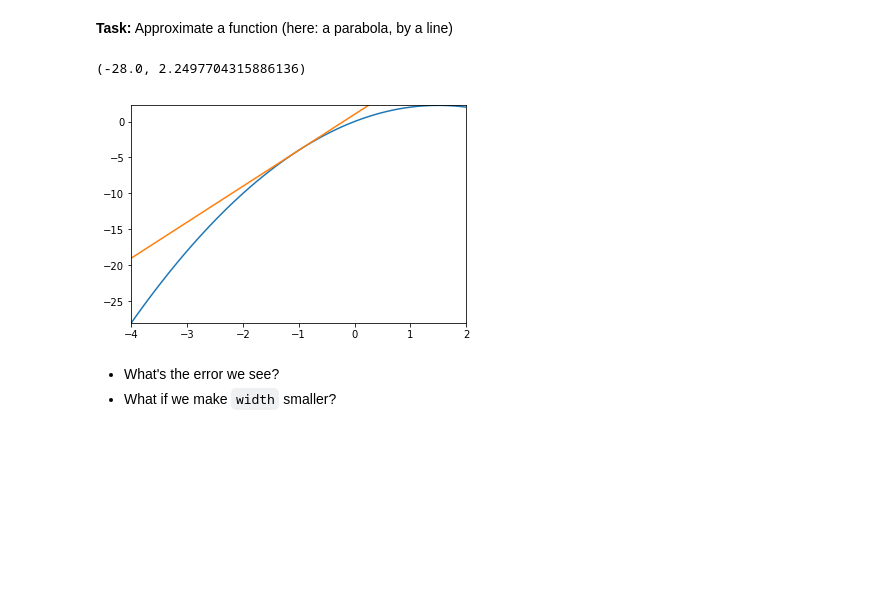
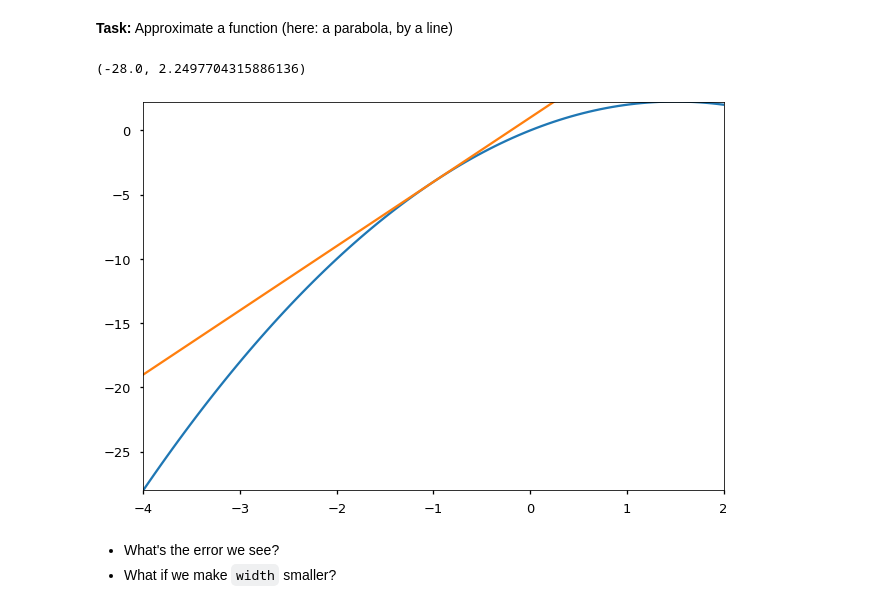
Before and after one commit to lukeolson/cs450-f20-demos, a Jupyter notebook: demos/error_and_fp/Truncation vs Rounding.ipynb, the cells around one changed output. Cells and saved outputs as stored; diff of their text form; code cells hidden in the pictures; blank space fills up the shorter version.

```diff
--- a/demos/error_and_fp/Truncation vs Rounding.ipynb
+++ b/demos/error_and_fp/Truncation vs Rounding.ipynb
@@ -4,30 +4,31 @@
 In this notebook, we'll investigate two common sources of error: Truncation error and rounding error.
 # %%
 import numpy as np
-import matplotlib.pyplot as pt
+import matplotlib.pyplot as plt
+plt.style.use('seaborn-talk')
 # %% [markdown]
 **Task:** Approximate a function (here: a parabola, by a line)
 # %%
 center = -1
 width = 6
 
 def f(x):
     return - x**2 + 3*x
 
 def df(x):
     return -2*x + 3
 
 grid = np.linspace(center-width/2, center+width/2, 100)
 
 fx = f(grid)
-pt.plot(grid, fx)
-pt.plot(grid, f(center) + df(center) * (grid-center))
+plt.plot(grid, fx)
+plt.plot(grid, f(center) + df(center) * (grid-center))
 
-pt.xlim([grid[0], grid[-1]])
-pt.ylim([np.min(fx), np.max(fx)])
+plt.xlim([grid[0], grid[-1]])
+plt.ylim([np.min(fx), np.max(fx)])
 # %% [output]
 (-28.0, 2.2497704315886136)
-[figure, old version]
+[figure, new version]
 # %% [markdown]
 * What's the error we see?
 * What if we make `width` smaller?
```
Also changed, not shown: 6 other files.
